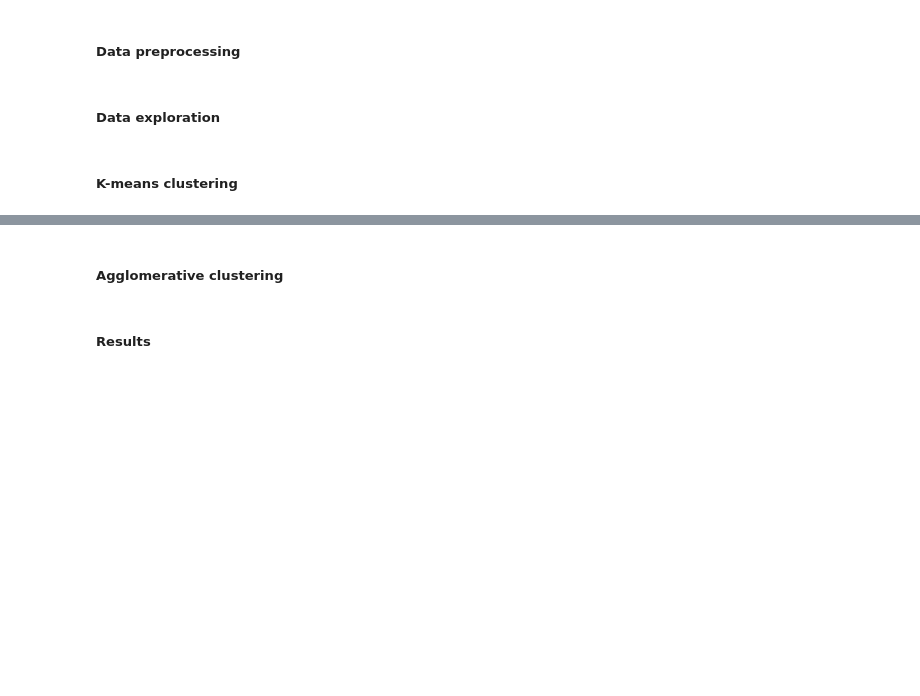
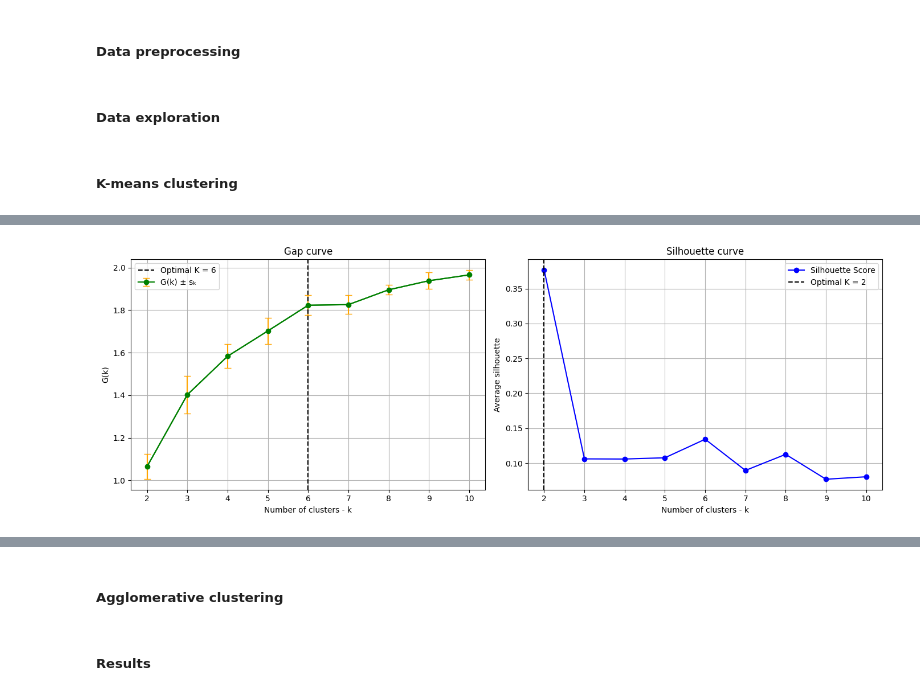
Before and after one commit to albert-moller/CompDataAnalysisCase2, a Jupyter notebook: cluster_analysis_exploration.ipynb, the cells around one changed output, grey strips where cells are left out. Saved outputs shown, nothing was run; the diff lists cells and outputs as text; code cells hidden in the pictures; blank space fills up the shorter version.

Commit message:
Implemented K-Means clustering with silhouette heuristic and gap statistic

```diff
--- a/cluster_analysis_exploration.ipynb
+++ b/cluster_analysis_exploration.ipynb
@@ -49,3 +49,83 @@ X_scaled = pd.DataFrame(scaler.fit_transform(X))
 ##### Data exploration
 # %% [markdown]
 ##### K-means clustering
+# %%
+X_scaled = X_scaled.astype(float).values
+
+clustersNr = 10
+Nsim = 20
+list_of_clusters = range(1, clustersNr + 1)
+N, p = X_scaled.shape
+minX = np.min(X_scaled, axis=0)
+maxX = np.max(X_scaled, axis=0)
+
+W = np.zeros(clustersNr)
+Wu = np.zeros((clustersNr, Nsim))
+silhouette_scores = []
+
+for k in list_of_clusters:
+    kmeans = KMeans(n_clusters=k).fit(X_scaled)
+    C = kmeans.cluster_centers_
+    labels = kmeans.labels_
+
+    for cluster in range(1, k+1):
+        Ik = np.where(labels == cluster - 1)[0]
+        dk = np.sum((X_scaled[Ik, :] - np.multiply(np.ones((np.size(Ik), 1)), C[cluster - 1, :]))**2, axis = 1)
+        Dk = np.sum(dk)
+        W[k-1] += Dk
+
+    for j in range(Nsim):
+        Xu = np.ones((N,1))*minX + np.random.rand(N,p)*(np.ones((N,1))*maxX-np.ones((N,1))*minX)
+        kmeansU = KMeans(n_clusters=k).fit(Xu)
+        Cu = kmeansU.cluster_centers_
+        labelsU = kmeansU.labels_
+
+        for cluster in range(k):
+            Iku = np.where(labelsU == cluster - 1)
+            dku = np.sum((Xu[Iku, :] - np.multiply(np.ones((np.size(Iku), 1)), Cu[cluster - 1, :]))**2, axis = 1)
+            Dku = np.sum(dku)
+            Wu[k - 1, j] += Dku
+
+    if k >= 2:
+        silhouette_avg = silhouette_score(X_scaled, labels)
+        silhouette_scores.append(silhouette_avg)
+    else:
+        silhouette_scores.append(np.nan)
+
+# Compute Gap statistic
+logW = np.log(W)
+ElogWu = np.mean(np.log(Wu), axis = 1)
+sk = np.std(np.log(Wu), axis=1)*np.sqrt(1+1/Nsim)
+x_range = np.array(list_of_clusters)
+Gk = ElogWu.T - np.log(W)
+
+# Determine optimal number of clusters
+K_gap_candidates = np.where(np.array(Gk[:-1]) >= np.array(Gk[1:] - sk[1:]))[0]
+K_gap = x_range[-1] if not K_gap_candidates.size else x_range[K_gap_candidates[0]]
+print(f"\nGap-statistic, optimal K = {K_gap}")
+K_silhouette = x_range[np.nanargmax(silhouette_scores)]
+print(f"\nSihouette heuristic, optimal K = {K_silhouette}")
+
+# Plot Gap curve and Silhouette curve
+fig, axs = plt.subplots(1, 2, figsize=(14, 5))
+
+axs[0].errorbar(x_range, Gk, yerr=sk, fmt='-o', color='green', ecolor='orange', elinewidth=1.5, capsize=4, label='G(k) ± sₖ')
+axs[0].plot(x_range, Gk, color='green')
+axs[0].axvline(K_gap, linestyle='--', color='black', label=f"Optimal K = {K_gap}")
+axs[0].set_title("Gap curve")
+axs[0].set_xlabel("Number of clusters - k")
+axs[0].set_ylabel("G(k)")
+axs[0].legend()
+axs[0].grid(True)
+
+axs[1].plot(x_range, silhouette_scores, color='blue', marker='o', label='Silhouette Score')
+axs[1].axvline(K_silhouette, linestyle='--', color='black', label=f"Optimal K = {K_silhouette}")
+axs[1].set_title("Silhouette curve")
+axs[1].set_xlabel("Number of clusters - k")
+axs[1].set_ylabel("Average silhouette")
+axs[1].legend()
+axs[1].grid(True)
+
+plt.tight_layout()
+plt.show()
+# %% [output]
@@ -51,0 +135 @@ X_scaled = pd.DataFrame(scaler.fit_transform(X))
+[figure, added]
```
Also changed, not shown: parts of 3 cells of this notebook.
